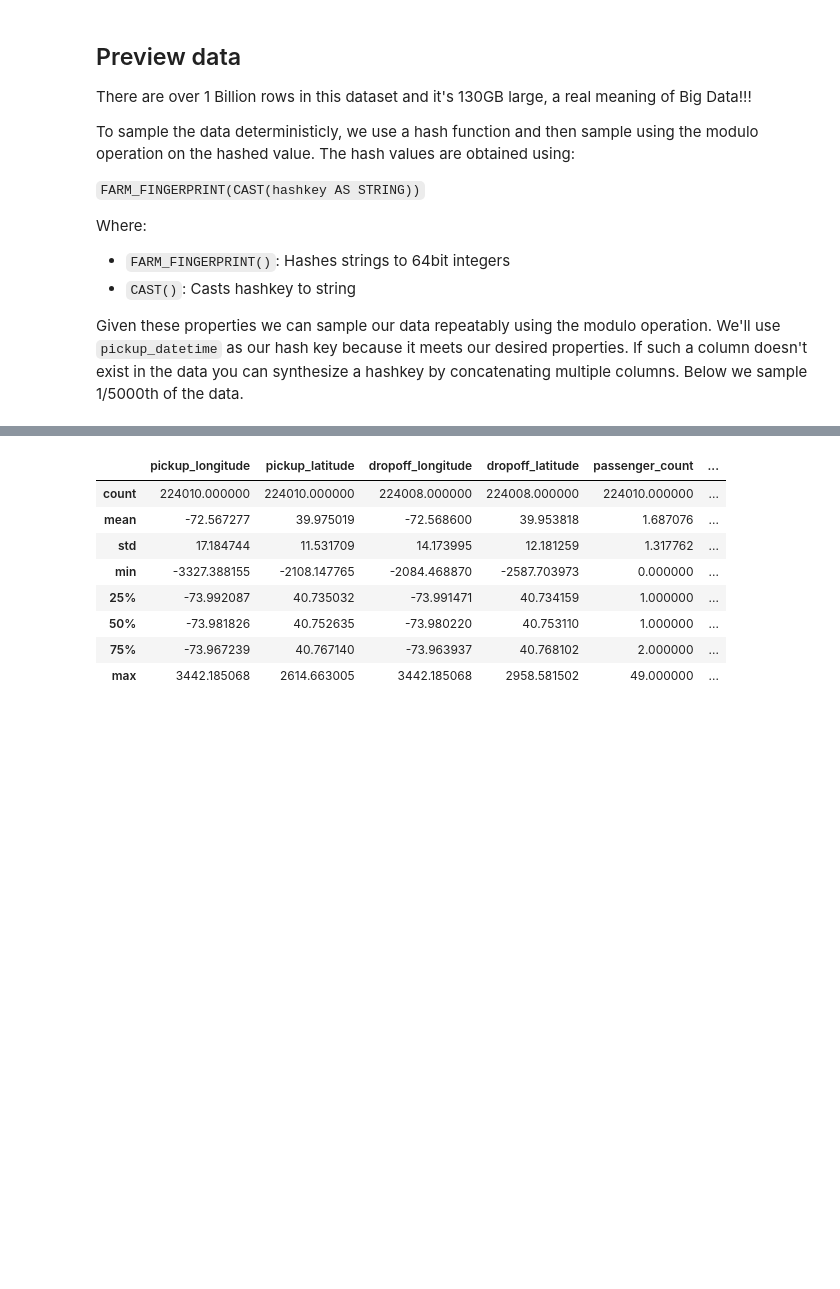
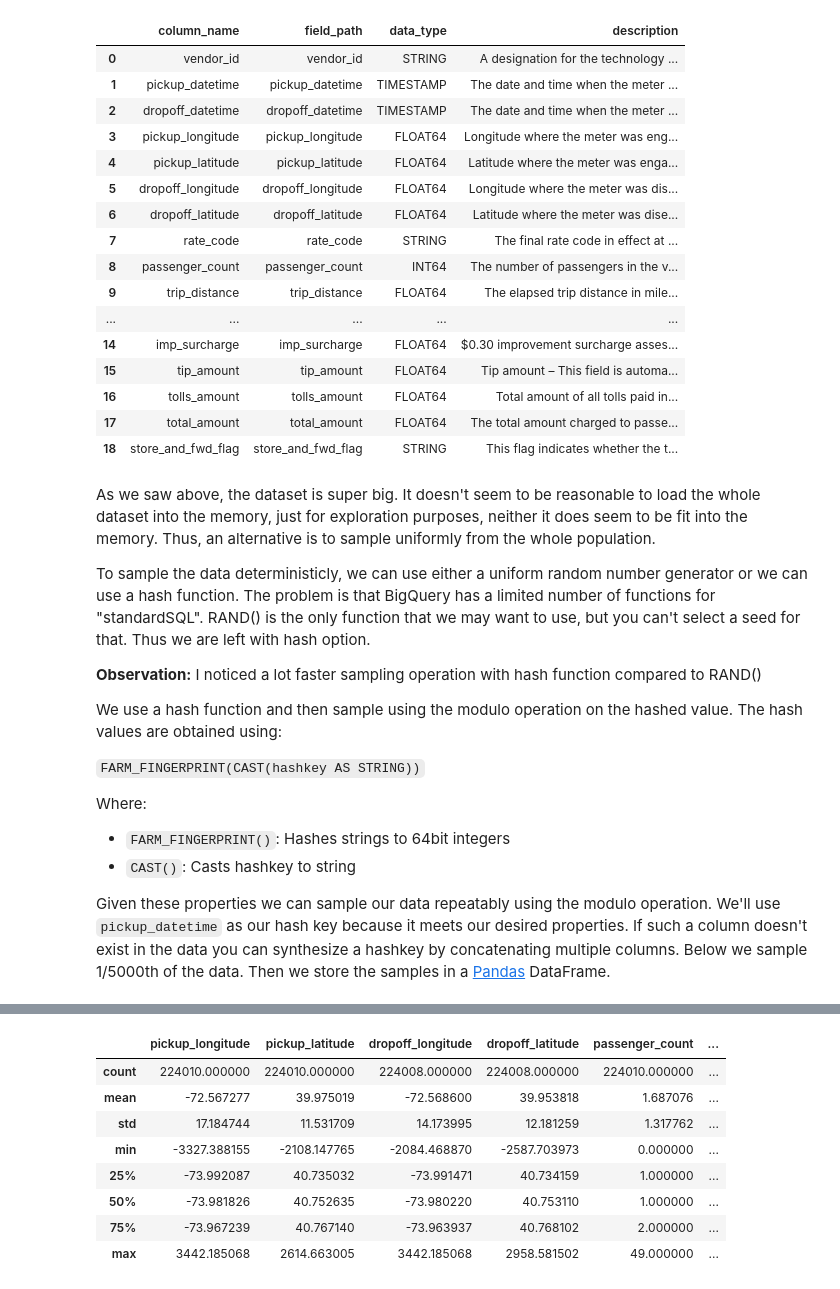
Before and after one commit to saberbf/BigData, a Jupyter notebook: Final/a_sample_explore_clean.ipynb, the cells around one changed output, grey strips where cells are left out. Saved outputs shown, nothing was run; the diff lists cells and outputs as text; code cells hidden in the pictures; blank space fills up the shorter version.

```diff
--- a/Final/a_sample_explore_clean.ipynb
+++ b/Final/a_sample_explore_clean.ipynb
@@ -49,9 +89,38 @@ The NYC taxi cab dataset is hosted in [BigQuery](https://cloud.google.com/bigque
+# %%
+%%bigquery --project $PROJECT
+#standardSQL
+SELECT
+    * EXCEPT(table_catalog, table_schema, table_name)
+FROM
+    `nyc-tlc.yellow`.INFORMATION_SCHEMA.COLUMN_FIELD_PATHS
+WHERE
+    TABLE_NAME = 'trips'
+# %% [output]
+|  | column_name | field_path | data_type | description |
+| 0 | vendor_id | vendor_id | STRING | A designation for the technology ... |
+| 1 | pickup_datetime | pickup_datetime | TIMESTAMP | The date and time when the meter ... |
+| 2 | dropoff_datetime | dropoff_datetime | TIMESTAMP | The date and time when the meter ... |
+| 3 | pickup_longitude | pickup_longitude | FLOAT64 | Longitude where the meter was eng... |
+| 4 | pickup_latitude | pickup_latitude | FLOAT64 | Latitude where the meter was enga... |
+| 5 | dropoff_longitude | dropoff_longitude | FLOAT64 | Longitude where the meter was dis... |
+| 6 | dropoff_latitude | dropoff_latitude | FLOAT64 | Latitude where the meter was dise... |
+| 7 | rate_code | rate_code | STRING | The final rate code in effect at ... |
+| 8 | passenger_count | passenger_count | INT64 | The number of passengers in the v... |
+| 9 | trip_distance | trip_distance | FLOAT64 | The elapsed trip distance in mile... |
+| ... | ... | ... | ... | ... |
+| 14 | imp_surcharge | imp_surcharge | FLOAT64 | $0.30 improvement surcharge asses... |
+| 15 | tip_amount | tip_amount | FLOAT64 | Tip amount – This field is automa... |
+| 16 | tolls_amount | tolls_amount | FLOAT64 | Total amount of all tolls paid in... |
+| 17 | total_amount | total_amount | FLOAT64 | The total amount charged to passe... |
+| 18 | store_and_fwd_flag | store_and_fwd_flag | STRING | This flag indicates whether the t... |
 # %% [markdown]
-## Preview data
+As we saw above, the dataset is super big. It doesn't seem to be reasonable to load the whole dataset into the memory, just for exploration purposes, neither it does seem to be fit into the memory. Thus, an alternative is to sample uniformly from the whole population.
 
-There are over 1 Billion rows in this dataset and it's 130GB large, a real meaning of Big Data!!!
+To sample the data deterministicly, we can use either a uniform random number generator or we can use a hash function. The problem is that BigQuery has a limited number of functions for "standardSQL". RAND() is the only function that we may want to use, but you can't select a seed for that. Thus we are left with hash option.
 
-To sample the data deterministicly, we use a hash function and then sample using the modulo operation on the hashed value. The hash values are obtained using:
+**Observation:** I noticed a lot faster sampling operation with hash function compared to RAND()
+
+We use a hash function and then sample using the modulo operation on the hashed value. The hash values are obtained using:
 
 `FARM_FINGERPRINT(CAST(hashkey AS STRING))`
 
@@ -60,6 +129,5 @@ Where:
 - `FARM_FINGERPRINT()`: Hashes strings to 64bit integers
 - `CAST()`: Casts hashkey to string
 
-
-Given these properties we can sample our data repeatably using the modulo operation. We'll use `pickup_datetime` as our hash key because it meets our desired properties. If such a column doesn't exist in the data you can synthesize a hashkey by concatenating multiple columns. Below we sample 1/5000th of the data.
+Given these properties we can sample our data repeatably using the modulo operation. We'll use `pickup_datetime` as our hash key because it meets our desired properties. If such a column doesn't exist in the data you can synthesize a hashkey by concatenating multiple columns. Below we sample 1/5000th of the data. Then we store the samples in a [Pandas](https://pandas.pydata.org/) DataFrame.
 # %%
```
Also changed, not shown: parts of 40 cells of this notebook.
